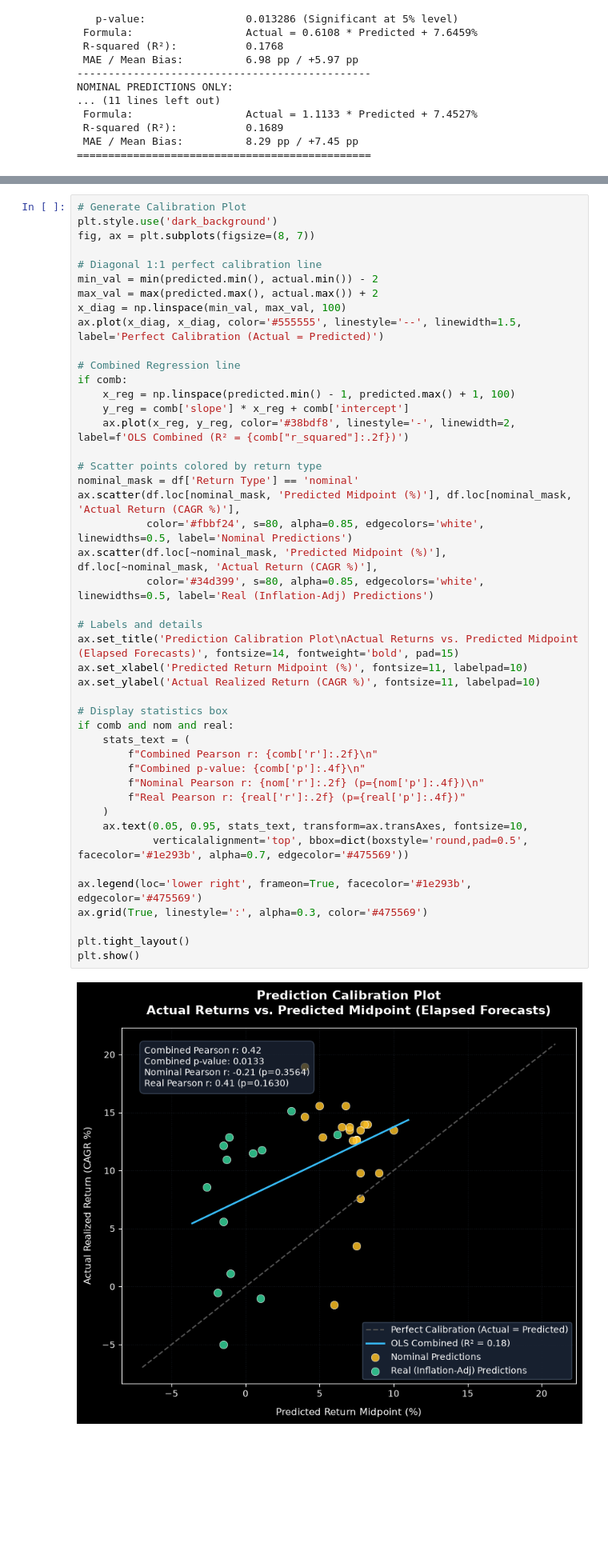
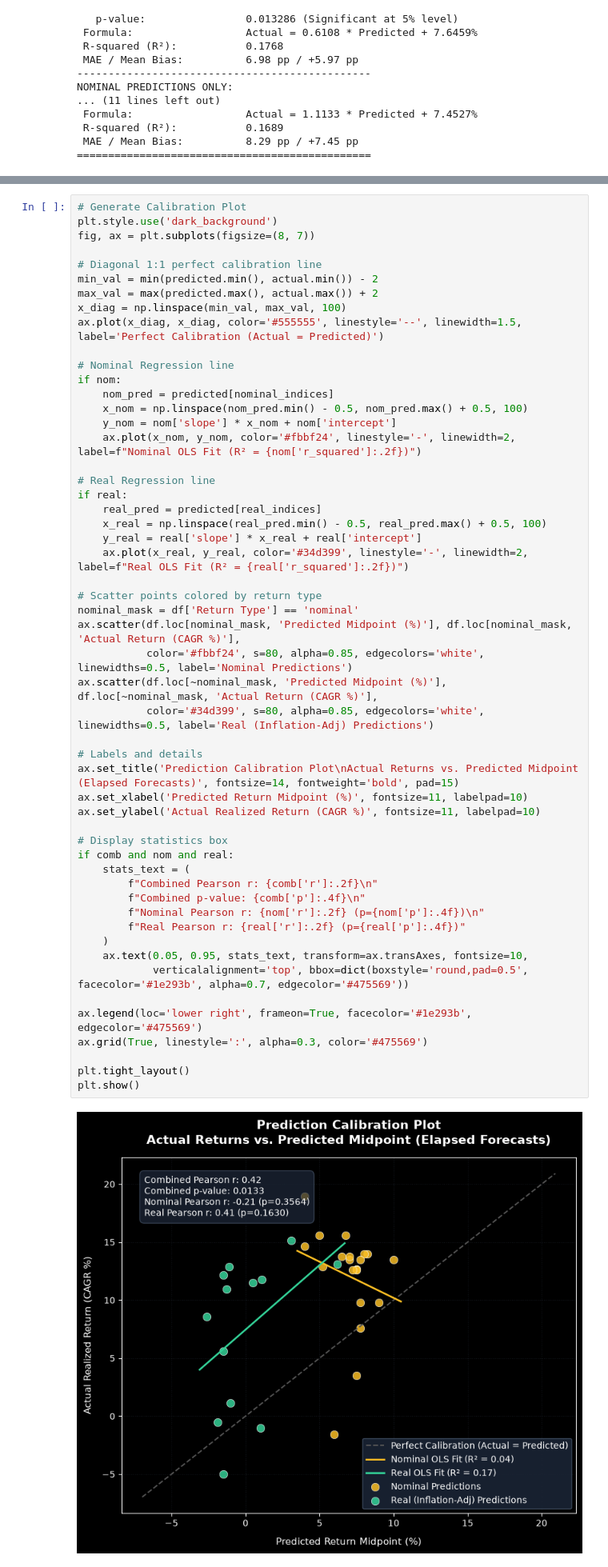
Before and after one commit to tboats/market_prediction_checker, a Jupyter notebook: analysis.ipynb, the cells around one changed output, grey strips where cells are left out. Shown at 80% size. Cells and saved outputs as stored; diff of their text form; blank space fills up the shorter version.

Commit message:
feat: draw independent Nominal and Real OLS fit lines on calibration plot

```diff
--- a/analysis.ipynb
+++ b/analysis.ipynb
@@ -214,42 +214,50 @@ max_val = max(predicted.max(), actual.max()) + 2
 x_diag = np.linspace(min_val, max_val, 100)
 ax.plot(x_diag, x_diag, color='#555555', linestyle='--', linewidth=1.5, label='Perfect Calibration (Actual = Predicted)')
 
-# Combined Regression line
-if comb:
-    x_reg = np.linspace(predicted.min() - 1, predicted.max() + 1, 100)
-    y_reg = comb['slope'] * x_reg + comb['intercept']
-    ax.plot(x_reg, y_reg, color='#38bdf8', linestyle='-', linewidth=2, label=f'OLS Combined (R² = {comb["r_squared"]:.2f})')
+# Nominal Regression line
+if nom:
+    nom_pred = predicted[nominal_indices]
+    x_nom = np.linspace(nom_pred.min() - 0.5, nom_pred.max() + 0.5, 100)
+    y_nom = nom['slope'] * x_nom + nom['intercept']
+    ax.plot(x_nom, y_nom, color='#fbbf24', linestyle='-', linewidth=2, label=f"Nominal OLS Fit (R² = {nom['r_squared']:.2f})")
+
+# Real Regression line
+if real:
+    real_pred = predicted[real_indices]
+    x_real = np.linspace(real_pred.min() - 0.5, real_pred.max() + 0.5, 100)
+    y_real = real['slope'] * x_real + real['intercept']
+    ax.plot(x_real, y_real, color='#34d399', linestyle='-', linewidth=2, label=f"Real OLS Fit (R² = {real['r_squared']:.2f})")
 
 # Scatter points colored by return type
 nominal_mask = df['Return Type'] == 'nominal'
 ax.scatter(df.loc[nominal_mask, 'Predicted Midpoint (%)'], df.loc[nominal_mask, 'Actual Return (CAGR %)'],
            color='#fbbf24', s=80, alpha=0.85, edgecolors='white', linewidths=0.5, label='Nominal Predictions')
 ax.scatter(df.loc[~nominal_mask, 'Predicted Midpoint (%)'], df.loc[~nominal_mask, 'Actual Return (CAGR %)'],
            color='#34d399', s=80, alpha=0.85, edgecolors='white', linewidths=0.5, label='Real (Inflation-Adj) Predictions')
 
 # Labels and details
 ax.set_title('Prediction Calibration Plot\nActual Returns vs. Predicted Midpoint (Elapsed Forecasts)', fontsize=14, fontweight='bold', pad=15)
 ax.set_xlabel('Predicted Return Midpoint (%)', fontsize=11, labelpad=10)
 ax.set_ylabel('Actual Realized Return (CAGR %)', fontsize=11, labelpad=10)
 
 # Display statistics box
 if comb and nom and real:
     stats_text = (
         f"Combined Pearson r: {comb['r']:.2f}\n"
         f"Combined p-value: {comb['p']:.4f}\n"
         f"Nominal Pearson r: {nom['r']:.2f} (p={nom['p']:.4f})\n"
         f"Real Pearson r: {real['r']:.2f} (p={real['p']:.4f})"
     )
     ax.text(0.05, 0.95, stats_text, transform=ax.transAxes, fontsize=10,
             verticalalignment='top', bbox=dict(boxstyle='round,pad=0.5', facecolor='#1e293b', alpha=0.7, edgecolor='#475569'))
 
 ax.legend(loc='lower right', frameon=True, facecolor='#1e293b', edgecolor='#475569')
 ax.grid(True, linestyle=':', alpha=0.3, color='#475569')
 
 plt.tight_layout()
 plt.show()
 # %% [output]
-[figure, old version]
+[figure, new version]
 # %%
 # Generate Distribution Histogram
 plt.style.use('dark_background')
```
Also changed, not shown: 2 other files.
